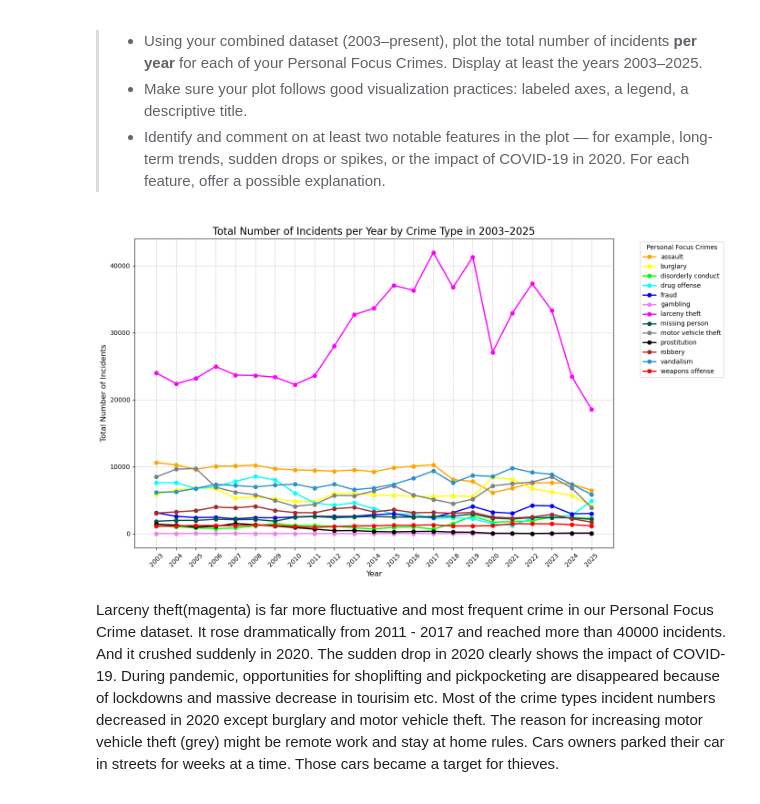
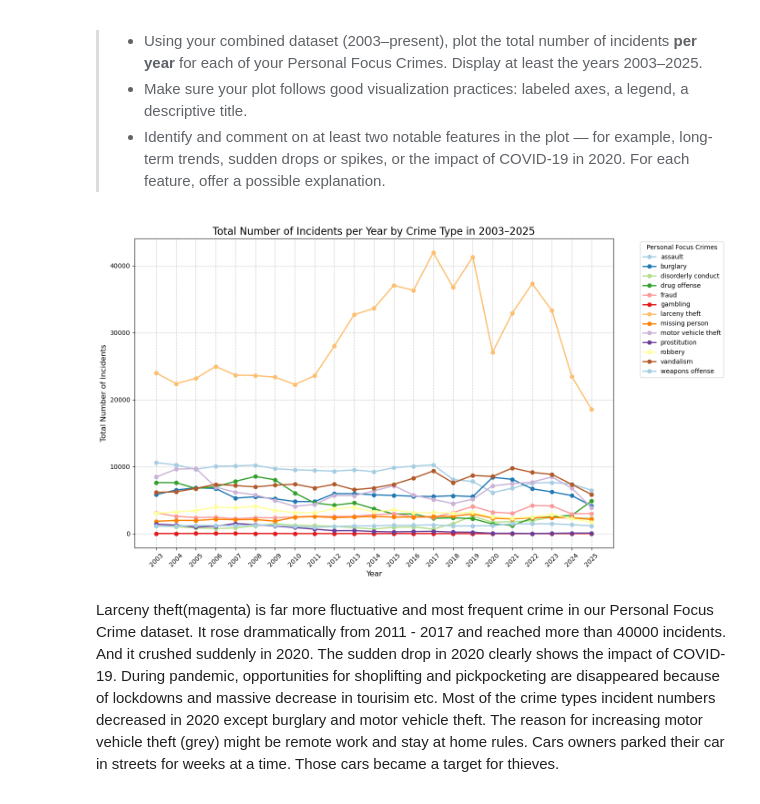
Before and after one commit to Ghjacobsen/02806sd_project, a Jupyter notebook: notebooks/Assignment1_Cemile.ipynb, the cells around one changed output. Drawn from its saved outputs; the diff is of its cells as text; code cells hidden in the pictures.

```diff
--- a/notebooks/Assignment1_Cemile.ipynb
+++ b/notebooks/Assignment1_Cemile.ipynb
@@ -93,27 +94,23 @@ Let's start by getting the big picture of how crime has changed over the full 20
  # We visualize the data between 2003 and 2025. Since 2026 is not full year and we do not want to see massive crush on each crime type's incident number in 2026
 yearly_counts = df[df['year']<2026].groupby(['year', 'crime']).size().unstack(fill_value=0)
 # %%
-my_13_colors = [
-    '#FFA500', '#FFFF00', '#00FF00', '#00FFFF', '#0000FF',
-    '#EE82EE', '#FF00FF', "#06543b", '#808080', '#000000',
-    '#A52A2A', "#2893CC", '#FF0000'
-]
-
 plt.figure(figsize=(14, 8))
 
-yearly_counts.plot(kind='line', marker='o', ax=plt.gca(), linewidth=2, color=my_13_colors )
+palette = sns.color_palette("Paired", 13)
+
+yearly_counts.plot(kind='line', marker='o', ax=plt.gca(), linewidth=2, color=palette)
 
 plt.title('Total Number of Incidents per Year by Crime Type in 2003–2025', fontsize=16)
 plt.xlabel('Year', fontsize=12)
 plt.ylabel('Total Number of Incidents', fontsize=12)
 plt.xticks(range(2003, 2026), rotation=45)
 plt.legend(title='Personal Focus Crimes', bbox_to_anchor=(1.05, 1), loc='upper left')
 plt.grid(True, linestyle='--', alpha=0.7)
 plt.tight_layout()
 
 plt.show()
 # %% [output]
-[figure, old version]
+[figure, new version]
 # %% [markdown]
 Larceny theft(magenta) is far more fluctuative and most frequent crime in our Personal Focus Crime dataset. It rose drammatically  from 2011 - 2017 and reached more than 40000 incidents.  And it crushed suddenly in 2020. The sudden drop in 2020 clearly shows the impact of COVID-19. During pandemic, opportunities for shoplifting and pickpocketing are disappeared because of lockdowns and massive decrease in tourisim etc.
 Most of the crime types incident numbers decreased in 2020 except burglary and motor vehicle theft. The reason for increasing motor vehicle theft (grey) might be remote work and stay at home rules. Cars owners parked their car in streets for weeks at a time. Those cars became a target for thieves.
```
Also changed, not shown: parts of 6 cells of this notebook.
